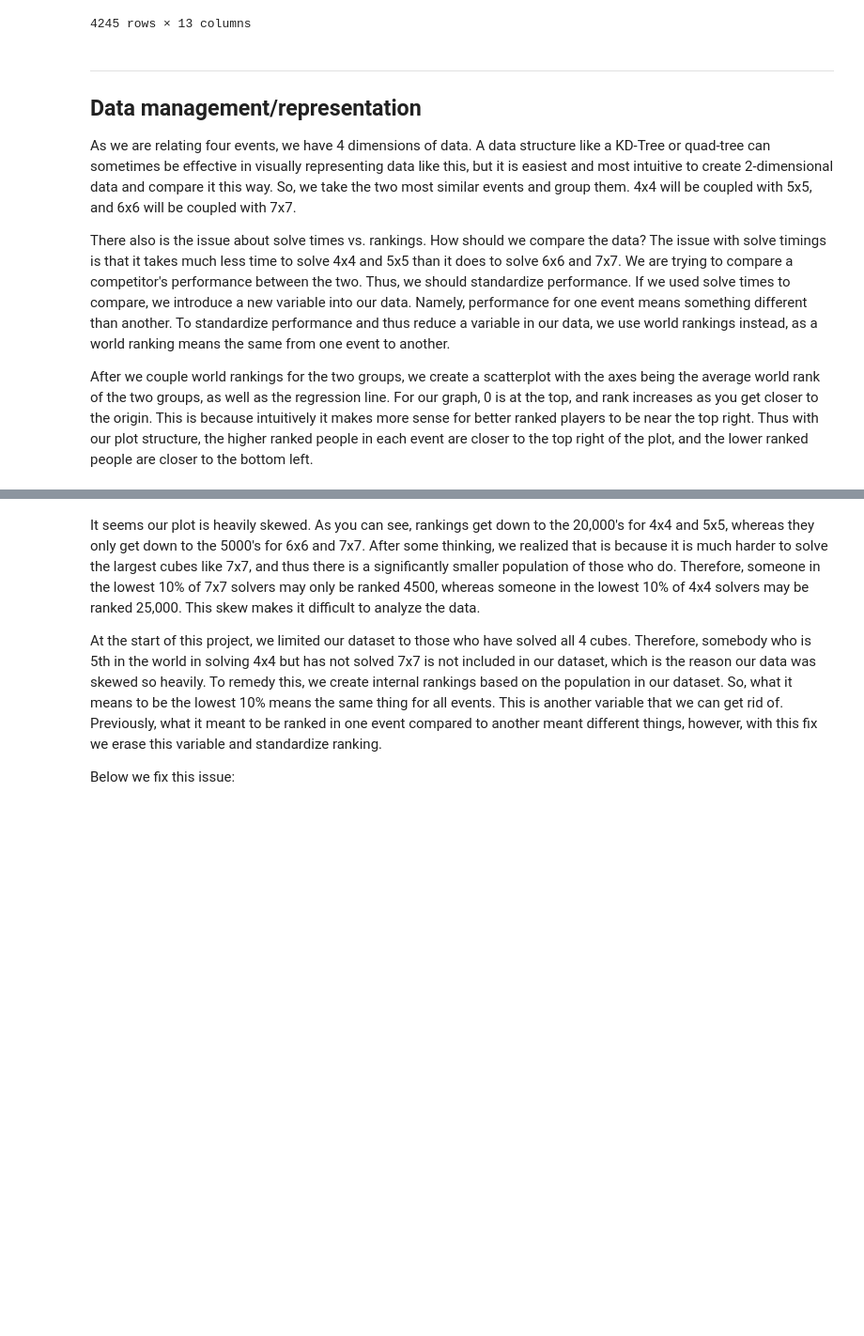
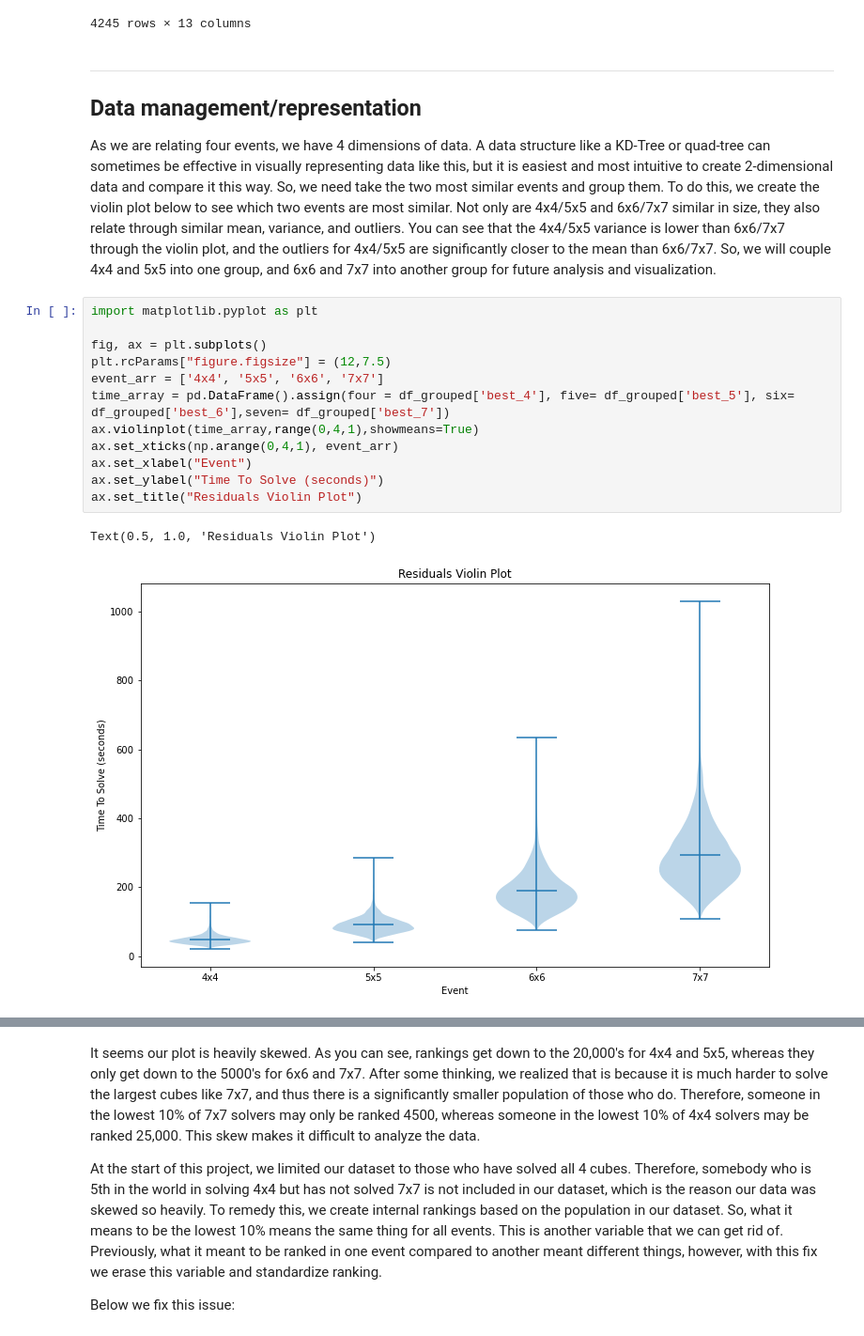
Before and after one commit to chanoepark/CMSC320FinalProj, a Jupyter notebook: CMSC320FinalProj_ParkEllis.ipynb, the cells around one changed output, grey strips where cells are left out. Shown: that part at 94% size. Cells and saved outputs as stored; diff of their text form; blank space fills up the shorter version.

Commit message:
Added visualization and explanation for coupling groups A and B

```diff
--- a/CMSC320FinalProj_ParkEllis.ipynb
+++ b/CMSC320FinalProj_ParkEllis.ipynb
@@ -100,8 +100,19 @@ df_grouped
 ***
 ## **Data management/representation**
 
-As we are relating four events, we have 4 dimensions of data. A data structure like a KD-Tree or quad-tree can sometimes be effective in visually representing data like this, but it is easiest and most intuitive to create 2-dimensional data and compare it this way. So, we take the two most similar events and group them. 4x4 will be coupled with 5x5, and 6x6 will be coupled with 7x7.
-
-There also is the issue about solve times vs. rankings. How should we compare the data? The issue with solve timings is that it takes much less time to solve 4x4 and 5x5 than it does to solve 6x6 and 7x7. We are trying to compare a competitor's performance between the two. Thus, we should standardize performance. If we used solve times to compare, we introduce a new variable into our data. Namely, performance for one event means something different than another. To standardize performance and thus reduce a variable in our data, we use world rankings instead, as a world ranking means the same from one event to another.
-
-After we couple world rankings for the two groups, we create a scatterplot with the axes being the average world rank of the two groups, as well as the regression line. For our graph, 0 is at the top, and rank increases as you get closer to the origin. This is because intuitively it makes more sense for better ranked players to be near the top right. Thus with our plot structure, the higher ranked people in each event are closer to the top right of the plot, and the lower ranked people are closer to the bottom left.
+As we are relating four events, we have 4 dimensions of data. A data structure like a KD-Tree or quad-tree can sometimes be effective in visually representing data like this, but it is easiest and most intuitive to create 2-dimensional data and compare it this way. So, we need take the two most similar events and group them. To do this, we create the violin plot below to see which two events are most similar. Not only are 4x4/5x5 and 6x6/7x7 similar in size, they also relate through similar mean, variance, and outliers. You can see that the 4x4/5x5 variance is lower than 6x6/7x7 through the violin plot, and the outliers for 4x4/5x5 are significantly closer to the mean than 6x6/7x7. So, we will couple 4x4 and 5x5 into one group, and 6x6 and 7x7 into another group for future analysis and visualization.
+# %%
+import matplotlib.pyplot as plt
+
+fig, ax = plt.subplots()
+plt.rcParams["figure.figsize"] = (12,7.5)
+event_arr = ['4x4', '5x5', '6x6', '7x7']
+time_array = pd.DataFrame().assign(four = df_grouped['best_4'], five= df_grouped['best_5'], six= df_grouped['best_6'],seven= df_grouped['best_7'])
+ax.violinplot(time_array,range(0,4,1),showmeans=True)
+ax.set_xticks(np.arange(0,4,1), event_arr)
+ax.set_xlabel("Event")
+ax.set_ylabel("Time To Solve (seconds)")
+ax.set_title("Residuals Violin Plot")
+# %% [output]
+Text(0.5, 1.0, 'Residuals Violin Plot')
+[figure, added]
```
Also changed, not shown: parts of 2 cells of this notebook, 1 other file.
